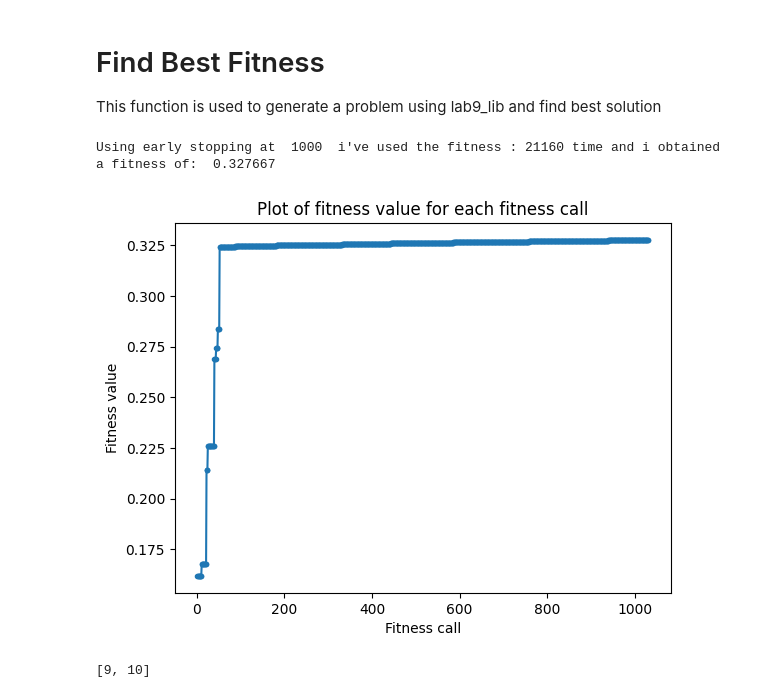
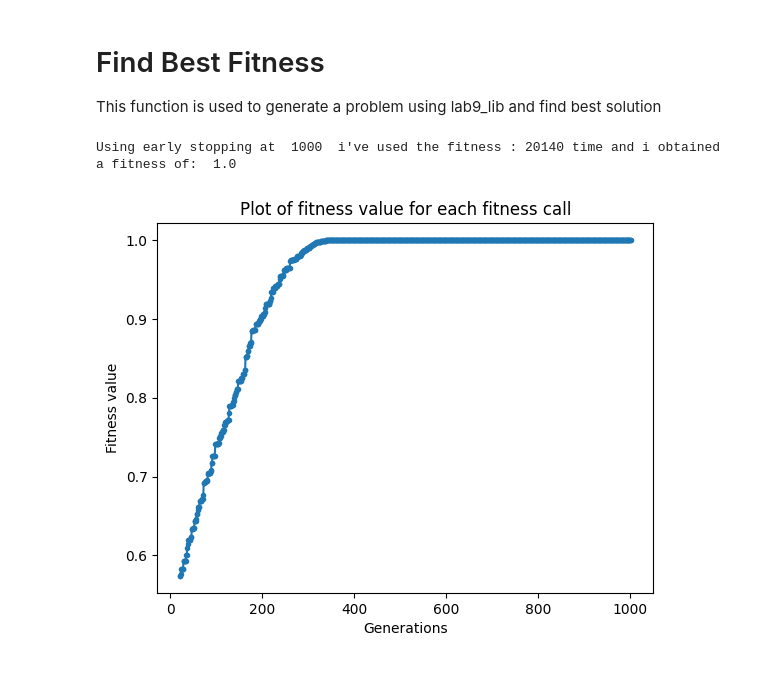
Before and after one commit to TiloccaS/computational-intelligence-2023-24, a Jupyter notebook: lab9/lab9.ipynb, the cells around one changed output. Saved outputs shown, nothing was run; the diff lists cells and outputs as text; code cells hidden in the pictures.

```diff
--- a/lab9/lab9.ipynb
+++ b/lab9/lab9.ipynb
@@ -112,7 +112,7 @@ def random_crossover(ind1: Individual, ind2: Individual,geno_length=1000):
 # Find Best Fitness
 This function is used to generate a problem using lab9_lib and find best solution
 # %%
-def find_best_fitness(POPULATION_SIZE = 100,makeproblem_size=10,OFFSPRING_SIZE=20,TOURNAMENT_SIZE=2,MUTATION_PROBABILITY=0.50,GENO_LENGTH=1000,early_stopping=1000):
+def find_best_fitness(POPULATION_SIZE = 100,makeproblem_size=10,OFFSPRING_SIZE=20,TOURNAMENT_SIZE=2,MUTATION_PROBABILITY=0.50,GENO_LENGTH=1000,early_stopping=1000,range_convergence=0.04):
     fitness_ = lab9_lib.make_problem(makeproblem_size)
     population=Population(POPULATION_SIZE,GENO_LENGTH)
     contatore_fitness=POPULATION_SIZE
@@ -148,7 +148,7 @@ def find_best_fitness(POPULATION_SIZE = 100,makeproblem_size=10,OFFSPRING_SIZE=2
         current_best_fit,current_best=population.get_best_element()
         array_fitness.append(current_best_fit)
         cnt.append(len(array_fitness))
-        if(abs((current_best_fit-last_fit))<0.001):
+        if(abs((current_best_fit-last_fit))<range_convergence):
             counter_early_stopping+=1
         else:
 
@@ -168,20 +168,14 @@ def find_best_fitness(POPULATION_SIZE = 100,makeproblem_size=10,OFFSPRING_SIZE=2
 
     plt.plot(cnt[last_2_percent:], array_fitness[last_2_percent:], marker='.')
 
-    plt.xlabel('Fitness call')
+    plt.xlabel('Generations')
     plt.ylabel('Fitness value')
     plt.title('Plot of fitness value for each fitness call')
 
     # Mostra il plot
     plt.show()
-# %%
-find_best_fitness()
-#find_best_fitness(early_stopping=75)
-# %% [output]
-Using early stopping at  1000  i've used the fitness : 21160 time and i obtained a fitness of:  0.327667
-[figure, removed]
-# %%
-arr=[1,2,3,4,5,6,7,8,9,10]
-print(arr[-2:])
-# %% [output]
-[9, 10]
+# %%
+find_best_fitness(makeproblem_size=1)
+# %% [output]
+Using early stopping at  1000  i've used the fitness : 20140 time and i obtained a fitness of:  1.0
+[figure, added]
```
